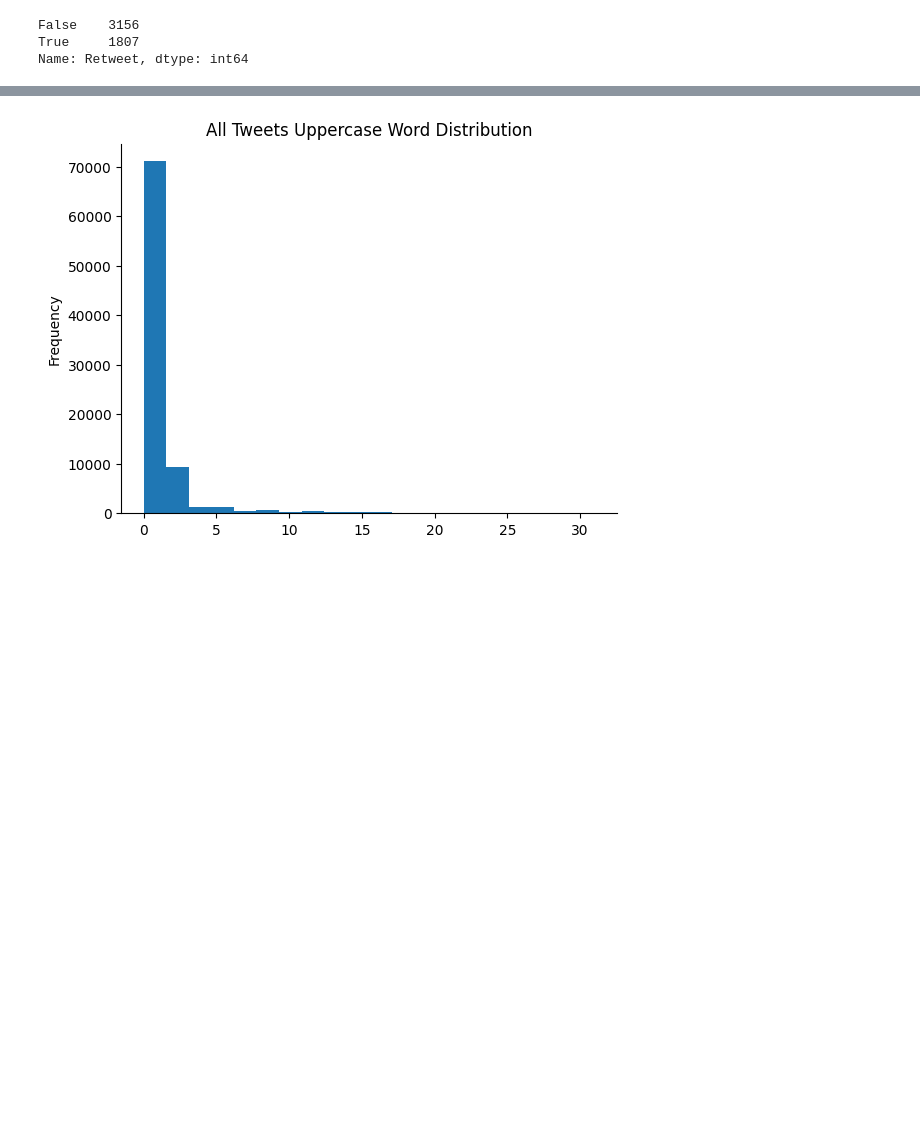
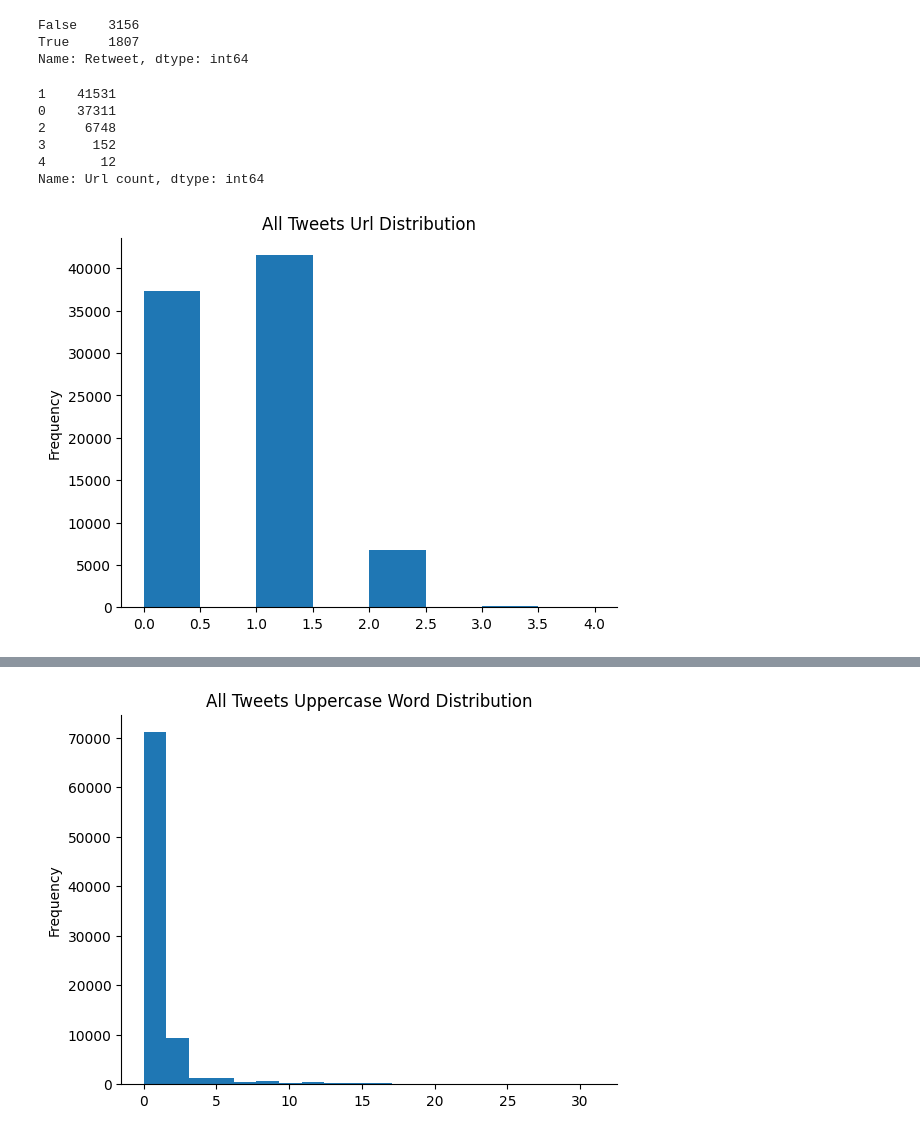
Before and after one commit to arambula-3/Masters_Project, a Jupyter notebook: Master's Project Data Analysis.ipynb, the cells around one changed output, grey strips where cells are left out. Drawn from its saved outputs; the diff is of its cells as text; code cells hidden in the pictures; blank space fills up the shorter version.

```diff
--- a/Master's Project Data Analysis.ipynb
+++ b/Master's Project Data Analysis.ipynb
@@ -334,3 +391,17 @@ tweets[tweets['Label'] == "hateful"]['Retweet'].value_counts()
 False    3156
 True     1807
 Name: Retweet, dtype: int64
+# %%
+tweets['Url count'].value_counts()
+# %% [output]
+1    41531
+0    37311
+2     6748
+3      152
+4       12
+Name: Url count, dtype: int64
+# %%
+tweets['Url count'].plot(kind='hist', bins=8, title='All Tweets Url Distribution')
+plt.gca().spines[['top', 'right',]].set_visible(False)
+# %% [output]
+[figure, added]
```
Also changed, not shown: parts of 49 cells of this notebook, 1 other file.
